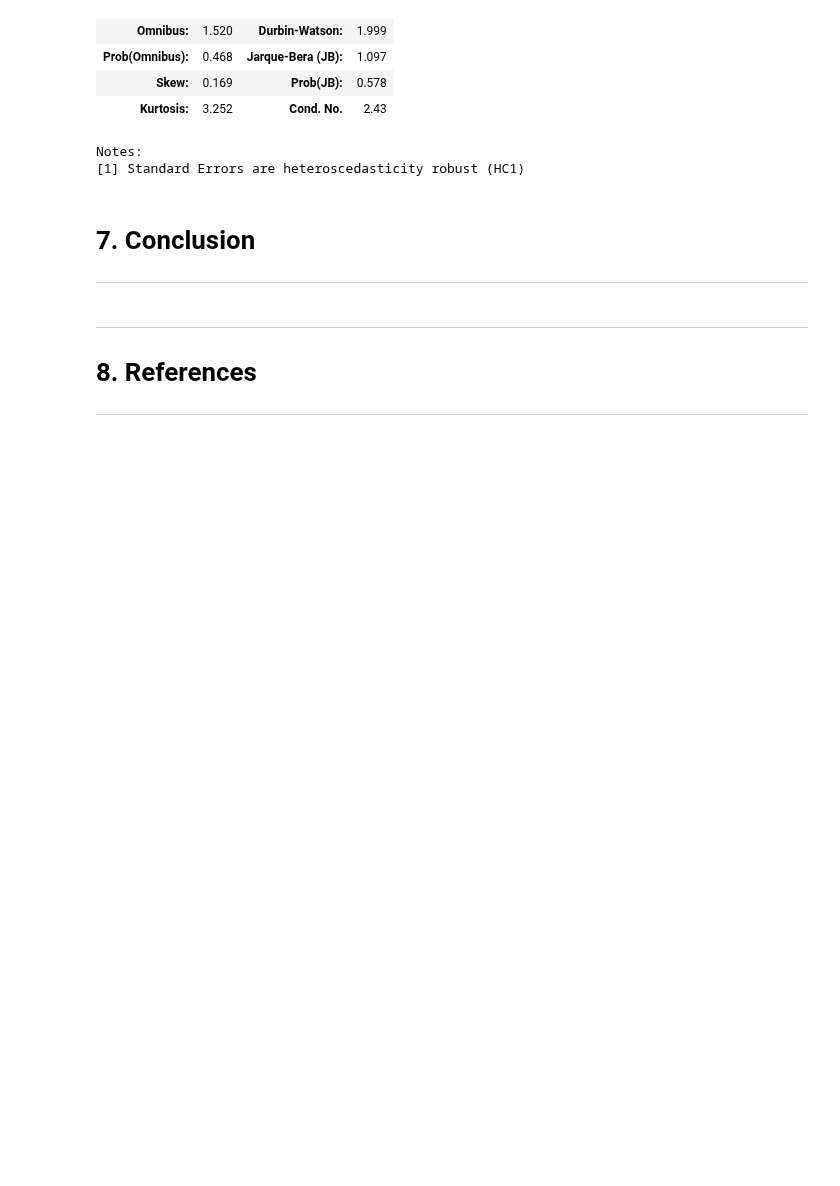
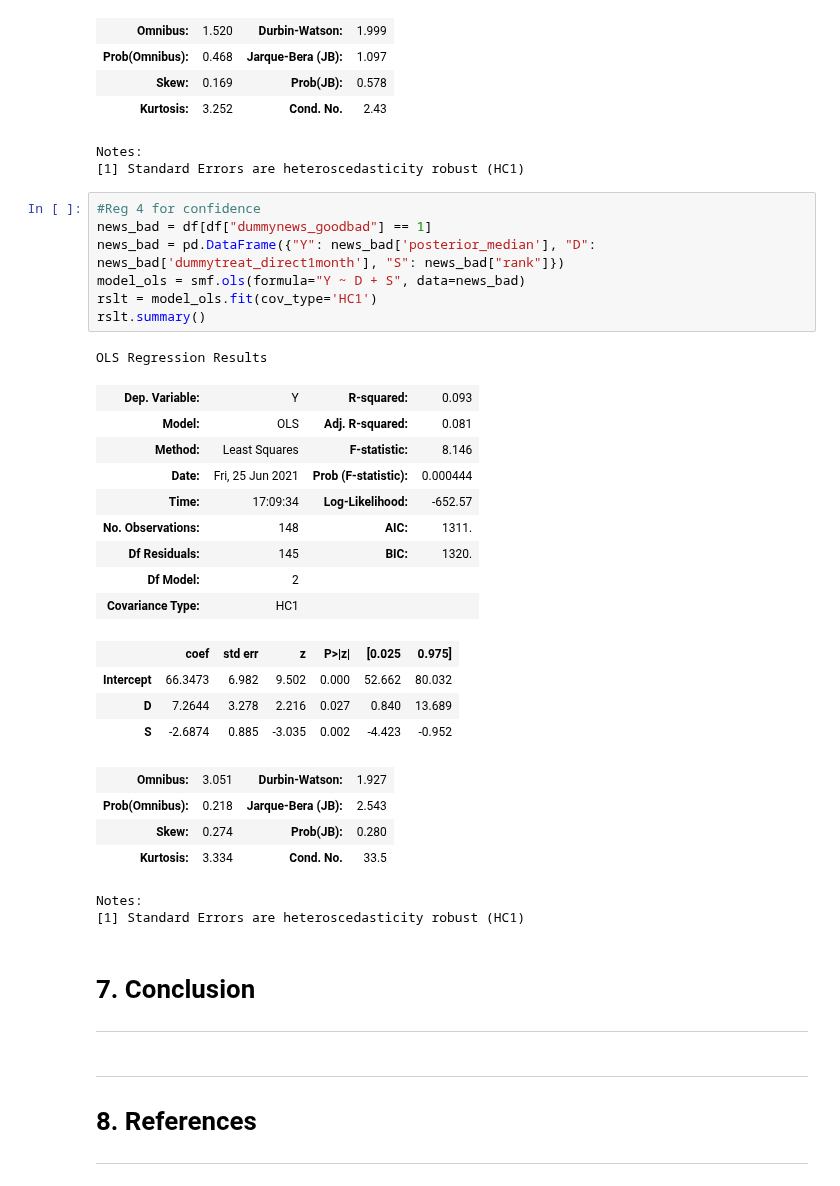
Before and after one commit to aysuavci/ose-data-science-course-project-aysuavci, a Jupyter notebook: project_notebook.ipynb, the cells around one changed output. Cells and saved outputs as stored; diff of their text form; blank space fills up the shorter version.

```diff
--- a/project_notebook.ipynb
+++ b/project_notebook.ipynb
@@ -309,6 +310,34 @@ OLS Regression Results
 | Kurtosis: | 3.252 | Cond. No. | 2.43 |
 Notes:
 [1] Standard Errors are heteroscedasticity robust (HC1)
+# %%
+#Reg 4 for confidence
+news_bad = df[df["dummynews_goodbad"] == 1]
+news_bad = pd.DataFrame({"Y": news_bad['posterior_median'], "D": news_bad['dummytreat_direct1month'], "S": news_bad["rank"]})
+model_ols = smf.ols(formula="Y ~ D + S", data=news_bad)
+rslt = model_ols.fit(cov_type='HC1')
+rslt.summary()
+# %% [output]
+OLS Regression Results
+| Dep. Variable: | Y | R-squared: | 0.093 |
+| Model: | OLS | Adj. R-squared: | 0.081 |
+| Method: | Least Squares | F-statistic: | 8.146 |
+| Date: | Fri, 25 Jun 2021 | Prob (F-statistic): | 0.000444 |
+| Time: | 17:09:34 | Log-Likelihood: | -652.57 |
+| No. Observations: | 148 | AIC: | 1311. |
+| Df Residuals: | 145 | BIC: | 1320. |
+| Df Model: | 2 |  |  |
+| Covariance Type: | HC1 |  |  |
+|  | coef | std err | z | P>|z| | [0.025 | 0.975] |
+| Intercept | 66.3473 | 6.982 | 9.502 | 0.000 | 52.662 | 80.032 |
+| D | 7.2644 | 3.278 | 2.216 | 0.027 | 0.840 | 13.689 |
+| S | -2.6874 | 0.885 | -3.035 | 0.002 | -4.423 | -0.952 |
+| Omnibus: | 3.051 | Durbin-Watson: | 1.927 |
+| Prob(Omnibus): | 0.218 | Jarque-Bera (JB): | 2.543 |
+| Skew: | 0.274 | Prob(JB): | 0.280 |
+| Kurtosis: | 3.334 | Cond. No. | 33.5 |
+Notes:
+[1] Standard Errors are heteroscedasticity robust (HC1)
 # %% [markdown]
 # 7. Conclusion
 ---
```
Also changed, not shown: parts of 1 cell of this notebook.
